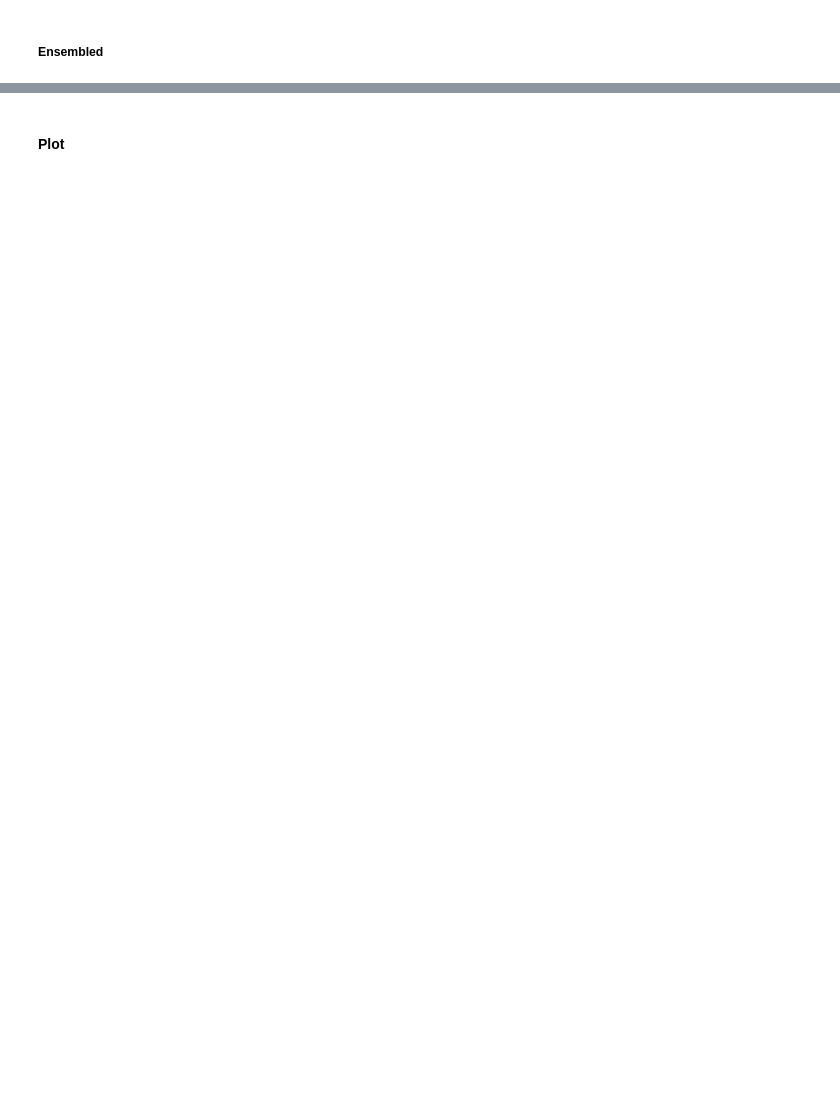
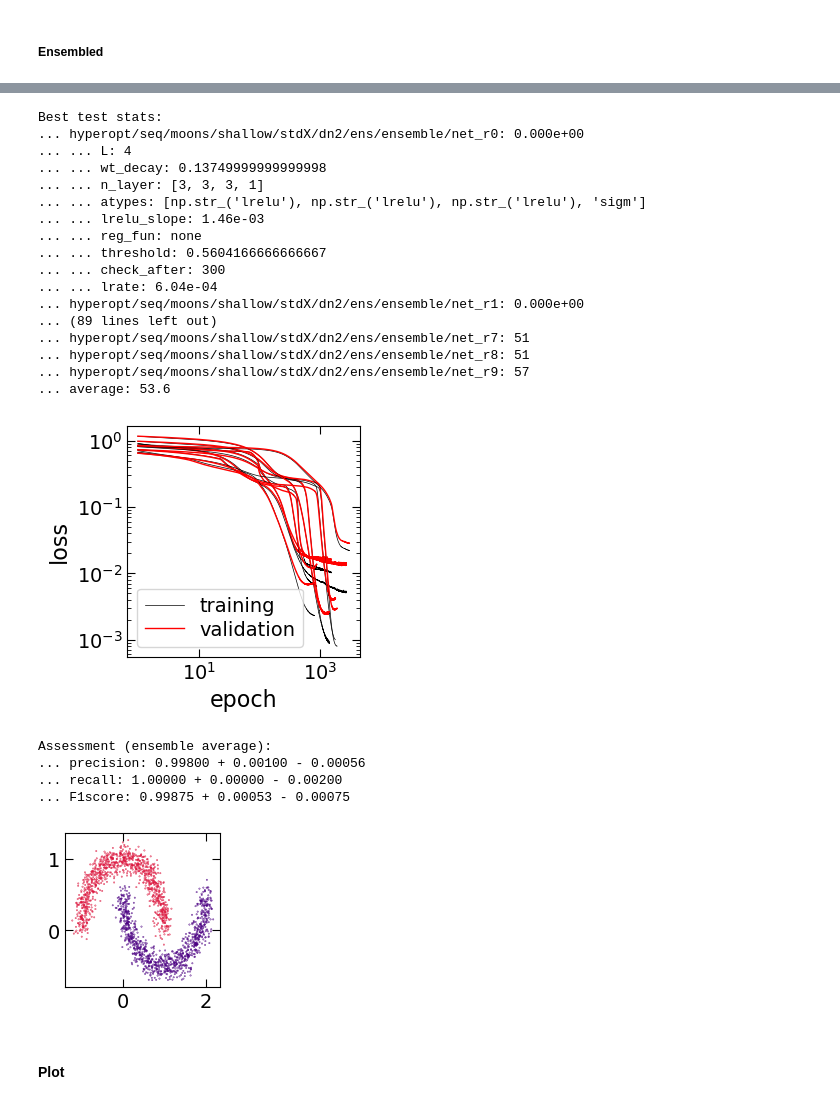
Before and after one commit to a-paranjape/mlfundas, a Jupyter notebook: examples/HyperOpt_Example.ipynb, the cells around one changed output, grey strips where cells are left out. Drawn from its saved outputs; the diff is of its cells as text; code cells hidden in the pictures; blank space fills up the shorter version.

```diff
--- a/examples/HyperOpt_Example.ipynb
+++ b/examples/HyperOpt_Example.ipynb
@@ -907,3 +869,78 @@ ut.time_this(start_time)
+# %%
+Ypred_ens = neoc.predict(X_test)
+show_keys = ['L','wt_decay','n_layer','atypes','reg_fun','threshold']
+
+print('Best test stats:')
+for key in neoc.keys:
+    print('... '+key+': {0:.3e}'.format(neoc.ensemble[key]['teststat']))
+    for pkey in show_keys:
+        print('... ... '+pkey+':',neoc.ensemble[key]['net'].params[pkey])
+        if pkey == 'atypes':
+            if 'lrelu' in neoc.ensemble[key]['net'].params[pkey]:
+                print('... ... lrelu_slope: {0:.2e}'.format(neoc.ensemble[key]['net'].params['lrelu_slope']))
+    print('... ... check_after: {0:d}'.format(neoc.ensemble[key]['ptrain']['check_after']))
+    print('... ... lrate: {0:.2e}'.format(neoc.ensemble[key]['ptrain']['lrate']))
+
+print('No. of free params optimized:')
+ensc_avg_Nwts = []
+for key in neoc.keys:
+    nwts_this = neoc.ensemble[key]['net'].calc_N_freeparams()
+    print('... '+key+': {0:d}'.format(nwts_this))
+    ensc_avg_Nwts.append(nwts_this)
+ensc_avg_Nwts = np.mean(ensc_avg_Nwts)
+print('... average: {0:.1f}'.format(ensc_avg_Nwts))
+
+plt.figure(figsize=(3,3))
+plt.yscale('log')
+plt.xscale('log')
+plt.xlabel('epoch')
+plt.ylabel('loss')
+for n in range(len(neoc.keys)):
+    key = neoc.keys[n]
+    net_this = neoc.ensemble[key]['net']
+    plt.plot(net_this.epochs,net_this.training_loss,'k-',lw=0.5,label='training' if n==0 else None)
+    plt.plot(net_this.epochs,net_this.val_loss,'r-',lw=1,label='validation' if n==0 else None)
+    del net_this
+plt.legend()
+plt.show()
+
+
+asc_ens = ml.assess_classification_ensemble(neoc,X_test,Y_test,N_ens_thresh=9)
+print('Assessment (ensemble average):')
+for key in ['precision','recall','F1score']:
+    # print('... '+key+': {0:.5f} +- {1:.5f}'.format(asc_ens[key]['mean'],asc_ens[key]['std']))
+    print('... '+key+': {0:.5f} + {1:.5f} - {2:.5f}'.format(asc_ens[key]['median'],
+                                                            asc_ens[key]['84pc']-asc_ens[key]['median'],
+                                                            asc_ens[key]['median']-asc_ens[key]['16pc']))
+
+if FtypeClass == 'moons':
+    plt.figure(figsize=(2,2))
+    plt.scatter(X_test[0],X_test[1],c=[cmoon[int(Ypred_ens[0,n])] for n in range(X_test.shape[1])],s=0.1)
+    plt.show()
+# %% [output]
+Best test stats:
+... hyperopt/seq/moons/shallow/stdX/dn2/ens/ensemble/net_r0: 0.000e+00
+... ... L: 4
+... ... wt_decay: 0.13749999999999998
+... ... n_layer: [3, 3, 3, 1]
+... ... atypes: [np.str_('lrelu'), np.str_('lrelu'), np.str_('lrelu'), 'sigm']
+... ... lrelu_slope: 1.46e-03
+... ... reg_fun: none
+... ... threshold: 0.5604166666666667
+... ... check_after: 300
+... ... lrate: 6.04e-04
+... hyperopt/seq/moons/shallow/stdX/dn2/ens/ensemble/net_r1: 0.000e+00
+... (89 lines left out)
+... hyperopt/seq/moons/shallow/stdX/dn2/ens/ensemble/net_r7: 51
+... hyperopt/seq/moons/shallow/stdX/dn2/ens/ensemble/net_r8: 51
+... hyperopt/seq/moons/shallow/stdX/dn2/ens/ensemble/net_r9: 57
+... average: 53.6
+[figure, added]
+Assessment (ensemble average):
+... precision: 0.99800 + 0.00100 - 0.00056
+... recall: 1.00000 + 0.00000 - 0.00200
+... F1score: 0.99875 + 0.00053 - 0.00075
+[figure, added]
 # %% [markdown]
 #### Plot
 # %%
```
Also changed, not shown: parts of 18 cells of this notebook.
